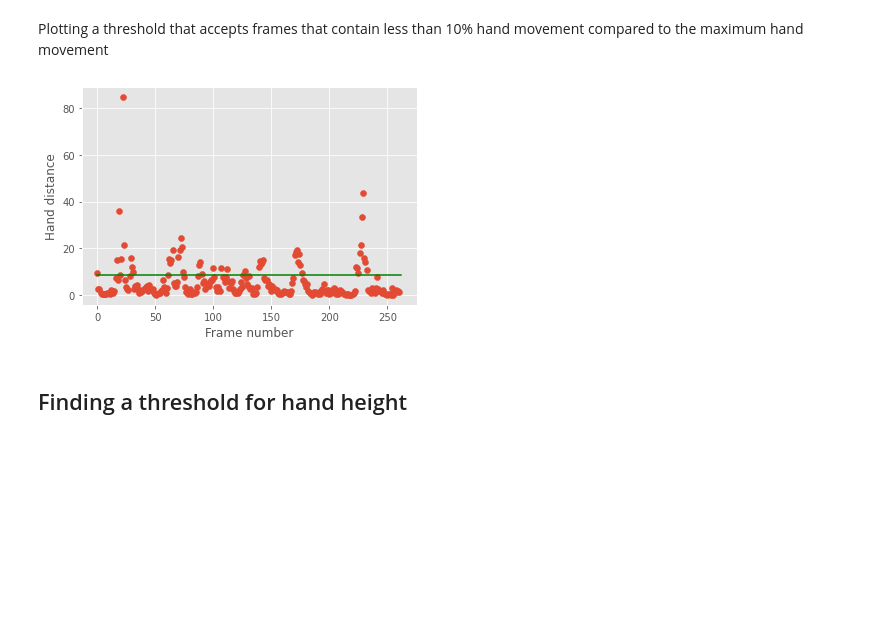
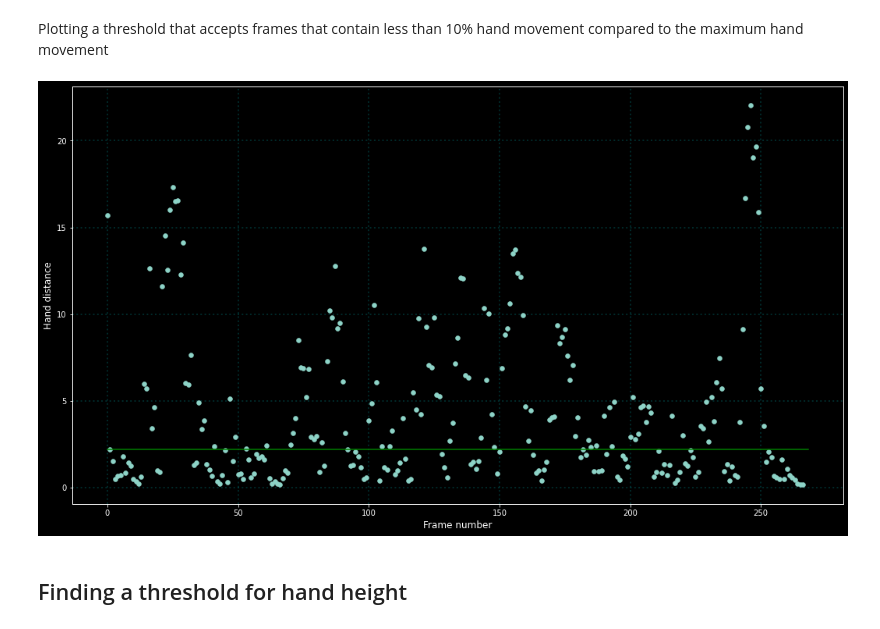
Before and after one commit to codevardhan/amrita-umang-intern, a Jupyter notebook: kt-session-2/assignment/RGB_KFS.ipynb, the cells around one changed output. Saved outputs shown, nothing was run; the diff lists cells and outputs as text; code cells hidden in the pictures; blank space fills up the shorter version.

```diff
--- a/kt-session-2/assignment/RGB_KFS.ipynb
+++ b/kt-session-2/assignment/RGB_KFS.ipynb
@@ -6,11 +6,11 @@ import json
 import numpy as np
 import matplotlib.pyplot as plt
 
-plt.style.use("ggplot")
+plt.style.use("dark_background")
 # %% [markdown]
 ## Data Loading
 # %%
-data_path = "../../data/sample_videos/sample1.mp4"
+data_path = "../../data/sample_videos/sample6.mp4"
 _, vid_file_name = os.path.split(data_path)
 video = cv2.VideoCapture(data_path)
 # %% [markdown]
@@ -162,6 +162,9 @@ for i in range(initial_no_frames):
 # %% [markdown]
 Plotting the hand distance for each frame in the video file to see how the value changes.
 # %%
+plt.grid(visible=True, color="DarkTurquoise", alpha=0.2, linestyle=":", linewidth=2)
+plt.rcParams["figure.figsize"] = [45 / 2.54, 25 / 2.54]
+
 plt.scatter([i for i in range(0, initial_no_frames - 1)], hand_distance)
 
 plt.ylabel("Hand distance")
@@ -172,15 +175,18 @@ plt.show()
 # %% [markdown]
 Plotting a threshold that accepts frames that contain less than 10% hand movement compared to the maximum hand movement
 # %%
+plt.grid(visible=True, color="DarkTurquoise", alpha=0.2, linestyle=":", linewidth=2)
+plt.rcParams["figure.figsize"] = [45 / 2.54, 25 / 2.54]
+
 plt.scatter([i for i in range(0, initial_no_frames - 1)], hand_distance)
 alpha = round(0.1 * max(hand_distance), 2)
 plt.plot([0, initial_no_frames], [alpha, alpha], color="green")
 
 plt.ylabel("Hand distance")
 plt.xlabel("Frame number")
 plt.show()
 # %% [output]
-[figure, old version]
+[figure, new version]
 # %% [markdown]
 ## Finding a threshold for hand height
 # %% [markdown]
```
Also changed, not shown: parts of 13 cells of this notebook, 10 other files.
